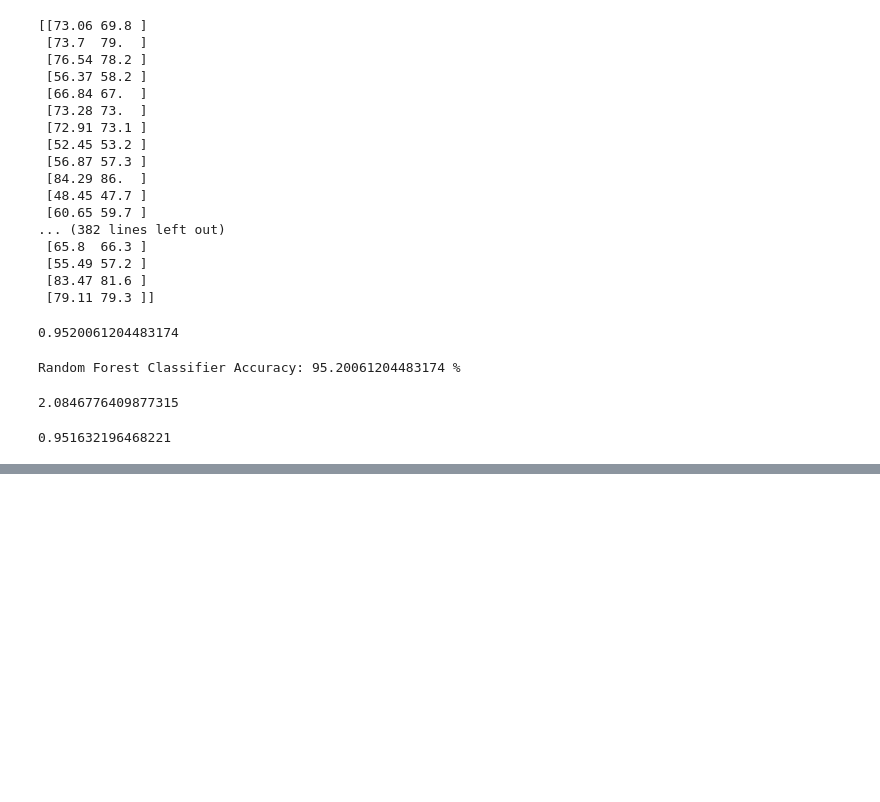
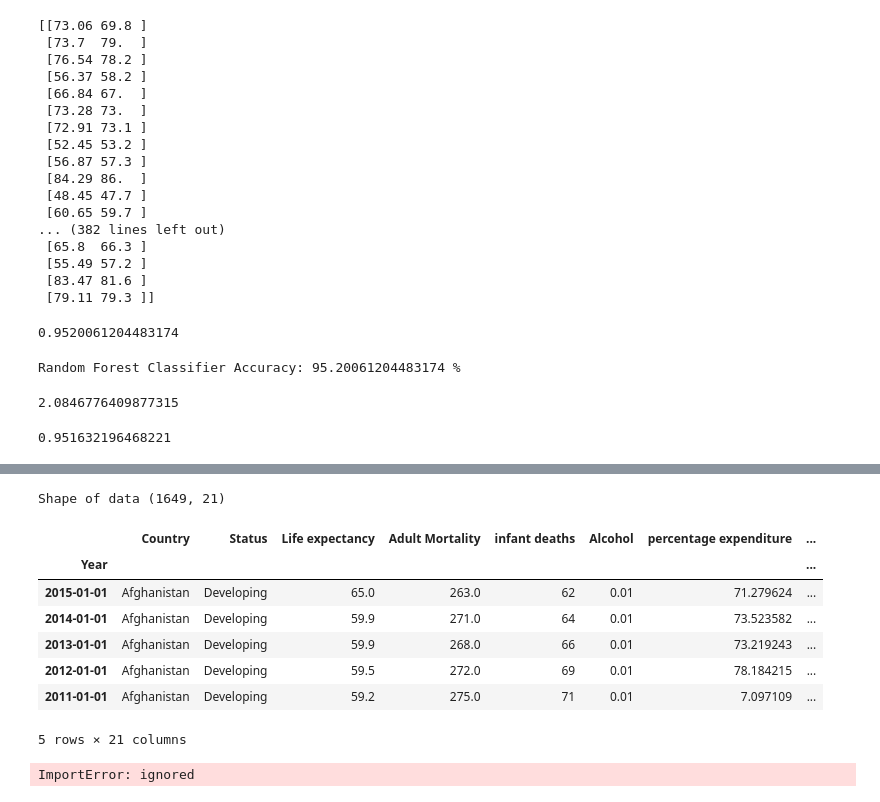
Before and after one commit to glennamaria/Projects, a Jupyter notebook: Untitled14.ipynb, the cells around one changed output, grey strips where cells are left out. Saved outputs shown, nothing was run; the diff lists cells and outputs as text; code cells hidden in the pictures; blank space fills up the shorter version.

```diff
--- a/Untitled14.ipynb
+++ b/Untitled14.ipynb
@@ -885,0 +895,35 @@ adfuller(df['life_expectancy'])
+# %%
+df7=pd.read_csv('/content/drive/MyDrive/Life Expectancy Data.csv' ,index_col='Year',parse_dates=True)
+df7=df7.dropna()
+print('Shape of data' ,df7.shape)
+df7.head()
+# %% [output]
+Shape of data (1649, 21)
+|  | Country | Status | Life expectancy | Adult Mortality | infant deaths | Alcohol | percentage expenditure | ... |
+| Year |  |  |  |  |  |  |  | ... |
+| 2015-01-01 | Afghanistan | Developing | 65.0 | 263.0 | 62 | 0.01 | 71.279624 | ... |
+| 2014-01-01 | Afghanistan | Developing | 59.9 | 271.0 | 64 | 0.01 | 73.523582 | ... |
+| 2013-01-01 | Afghanistan | Developing | 59.9 | 268.0 | 66 | 0.01 | 73.219243 | ... |
+| 2012-01-01 | Afghanistan | Developing | 59.5 | 272.0 | 69 | 0.01 | 78.184215 | ... |
+| 2011-01-01 | Afghanistan | Developing | 59.2 | 275.0 | 71 | 0.01 | 7.097109 | ... |
+5 rows × 21 columns
+# %%
+from statsmodels.tsa.arima_model import ARIMA
+import pmdarima as pm
+
+model = pm.auto_arima(y_train, start_p=1, start_q=1,
+                      test='adf',       # use adftest to find optimal 'd'
+                      max_p=3, max_q=3, # maximum p and q
+                      m=1,              # frequency of series
+                      d=None,           # let model determine 'd'
+                      seasonal=False,   # No Seasonality
+                      start_P=0,
+                      D=0,
+                      trace=True,
+                      error_action='ignore',
+                      suppress_warnings=True,
+                      stepwise=True)
+
+print(model.summary())
+# %% [output]
+ImportError: ignored
```
Also changed, not shown: parts of 10 cells of this notebook.
